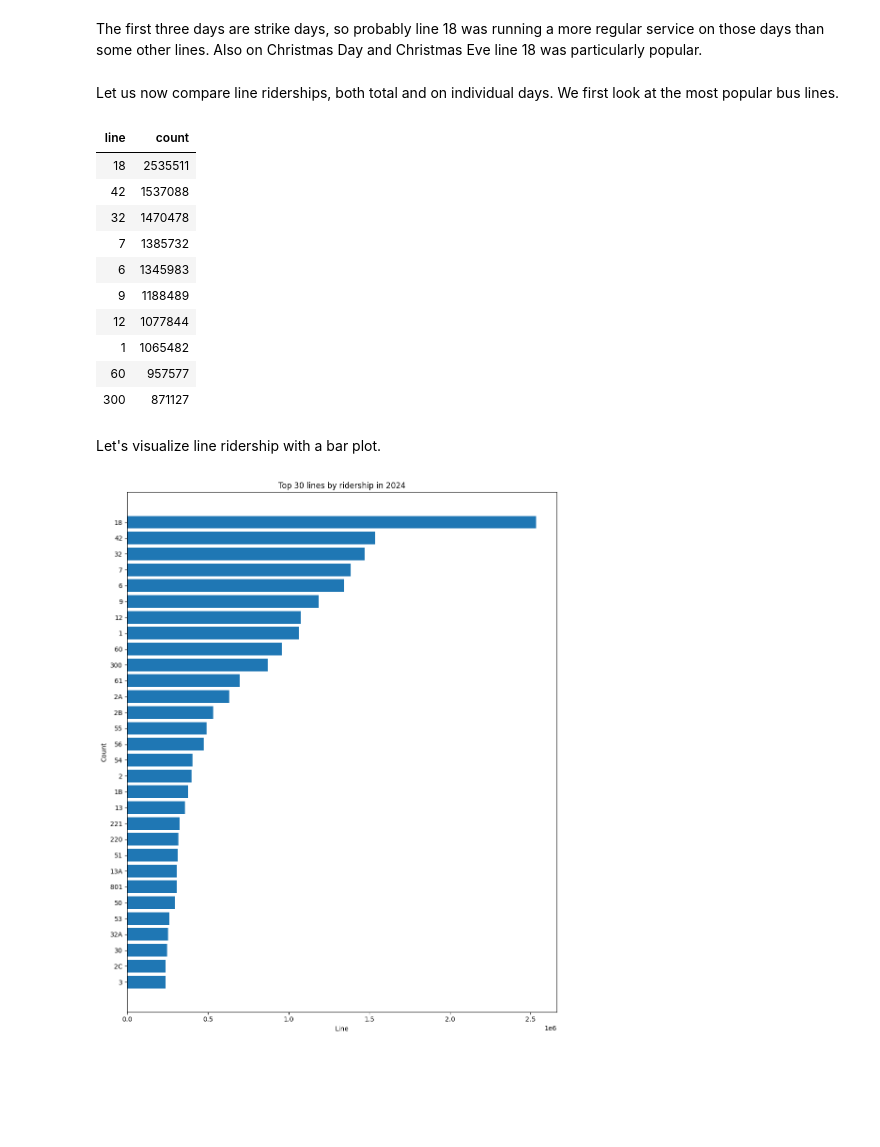
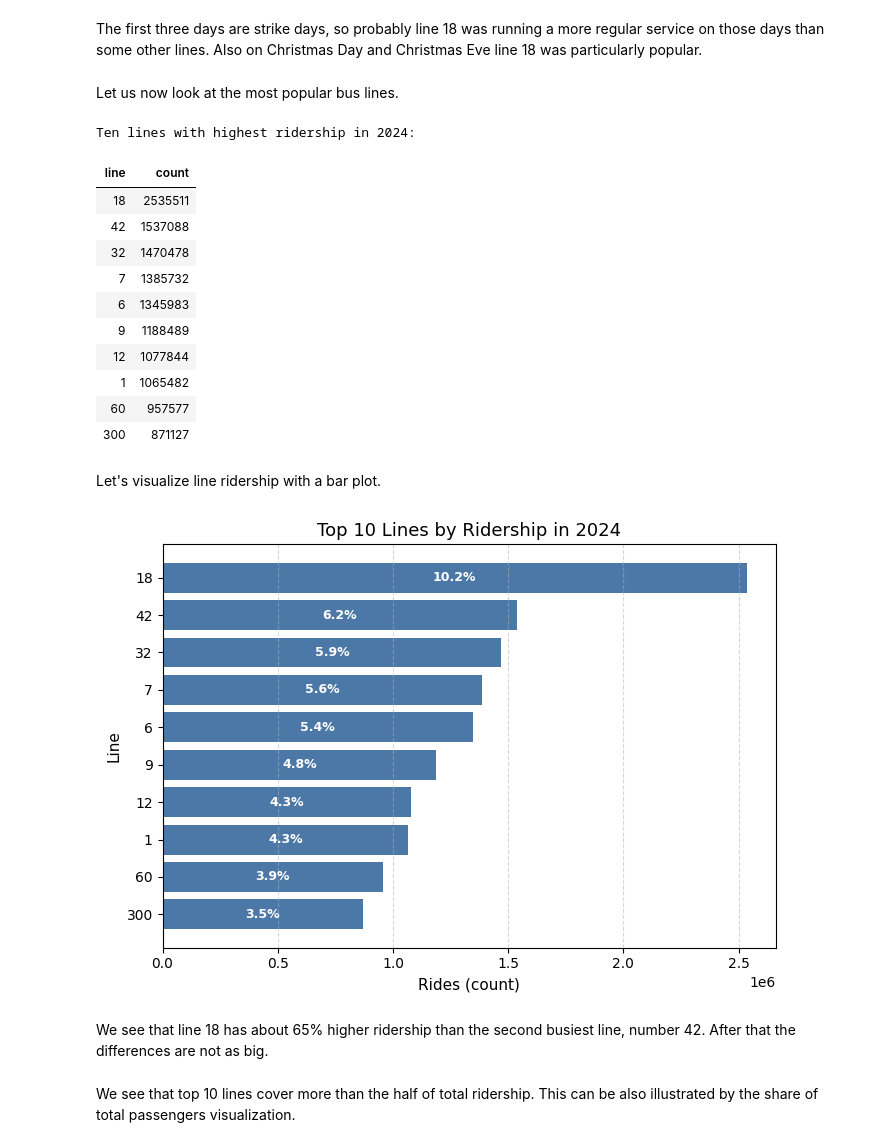
Before and after one commit to zakharov89/Turku_bus_ridership, a Jupyter notebook: notebooks/exploration.ipynb, the cells around one changed output. Saved outputs shown, nothing was run; the diff lists cells and outputs as text; code cells hidden in the pictures; blank space fills up the shorter version.

```diff
--- a/notebooks/exploration.ipynb
+++ b/notebooks/exploration.ipynb
@@ -1079,12 +876,14 @@ Five days with highest proportion of rides on line 18 to all rides:
 # %% [markdown]
 The first three days are strike days, so probably line 18 was running a more regular service on those days than some other lines. Also on Christmas Day and Christmas Eve line 18 was particularly popular.
 # %% [markdown]
-Let us now compare line riderships, both total and on individual days. We first look at the most popular bus lines.
+Let us now look at the most popular bus lines.
 # %%
-top_lines = line_data.sort_values(by="count", ascending=False).head(10)
-top_lines = top_lines.reset_index(drop=True)
-display(top_lines.style.hide(axis="index"))
+top10_lines = line_data.sort_values(by="count", ascending=False).head(10)
+top10_lines = top10_lines.reset_index(drop=True)
+print("Ten lines with highest ridership in 2024:")
+display(top10_lines.style.hide(axis="index"))
 # %% [output]
+Ten lines with highest ridership in 2024:
 | line | count |
 | 18 | 2535511 |
 | 42 | 1537088 |
@@ -1098,17 +897,40 @@ display(top_lines.style.hide(axis="index"))
 | 300 | 871127 |
 # %% [markdown]
 Let's visualize line ridership with a bar plot.
-# %%
-lines_sorted = line_data.sort_values(by="count", ascending=False)
-lines_sorted_top = lines_sorted.head(30)
-
-plt.figure(figsize=(10, 12))
-plt.barh(lines_sorted_top["line"], lines_sorted_top["count"])
-plt.xlabel("Line")
-plt.ylabel("Count")
-plt.title("Top 30 lines by ridership in 2024")
-plt.tight_layout()
-plt.gca().invert_yaxis()
-plt.show()
-# %% [output]
-[figure, removed]
+# %%
+import matplotlib.pyplot as plt
+
+# Sort and select top 10
+lines_sorted = line_data.sort_values(by="count", ascending=False)
+lines_sorted_top = lines_sorted.head(10).copy()
+
+# Compute percentages
+total_passengers = line_data["count"].sum()
+lines_sorted_top["percent"] = 100 * lines_sorted_top["count"] / total_passengers
+
+# Plot
+plt.figure(figsize=(7, 5))
+bars = plt.barh(lines_sorted_top["line"], lines_sorted_top["count"], color="#4C78A8")
+plt.gca().invert_yaxis()
+
+plt.xlabel("Rides (count)", fontsize=11)
+plt.ylabel("Line", fontsize=11)
+plt.title("Top 10 Lines by Ridership in 2024", fontsize=13)
+
+
+for bar, pct in zip(bars, lines_sorted_top["percent"]):
+    plt.text(bar.get_width() / 2,
+             bar.get_y() + bar.get_height()/2,
+             f"{pct:.1f}%",
+             ha='center', va='center', color='white', fontsize=9, weight='bold')
+
+
+plt.grid(axis='x', linestyle='--', alpha=0.5)
+plt.tight_layout()
+plt.show()
+# %% [output]
+[figure, added]
+# %% [markdown]
+We see that line 18 has about 65% higher ridership than the second busiest line, number 42. After that the differences are not as big.
+# %% [markdown]
+We see that top 10 lines cover more than the half of total ridership. This can be also illustrated by the share of total passengers visualization.
```
Also changed, not shown: parts of 91 cells of this notebook.
